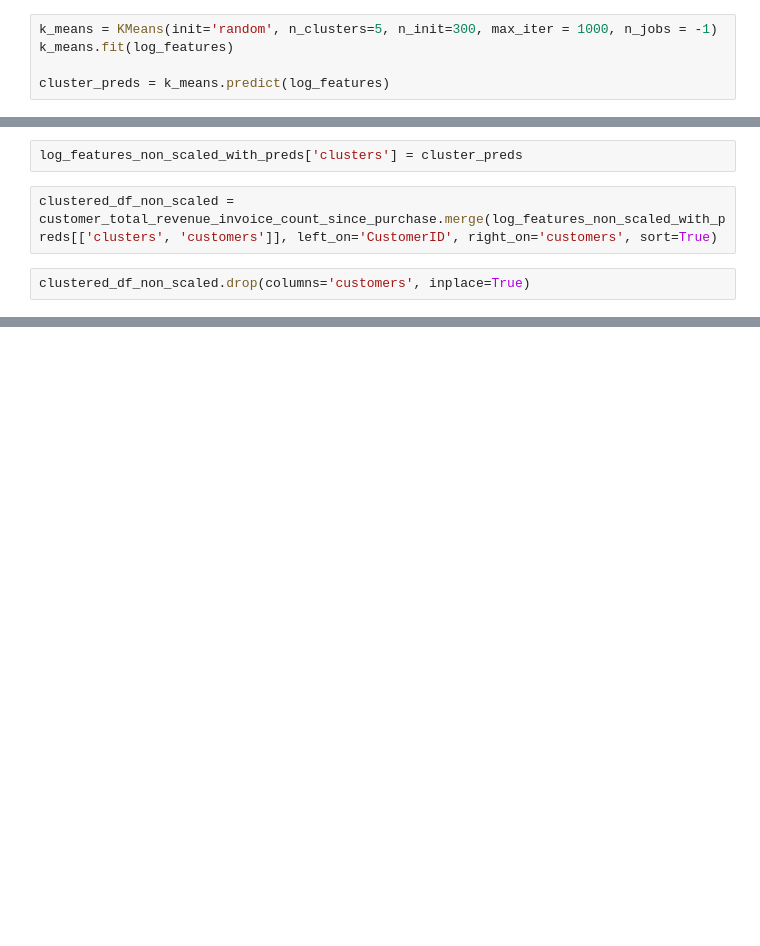
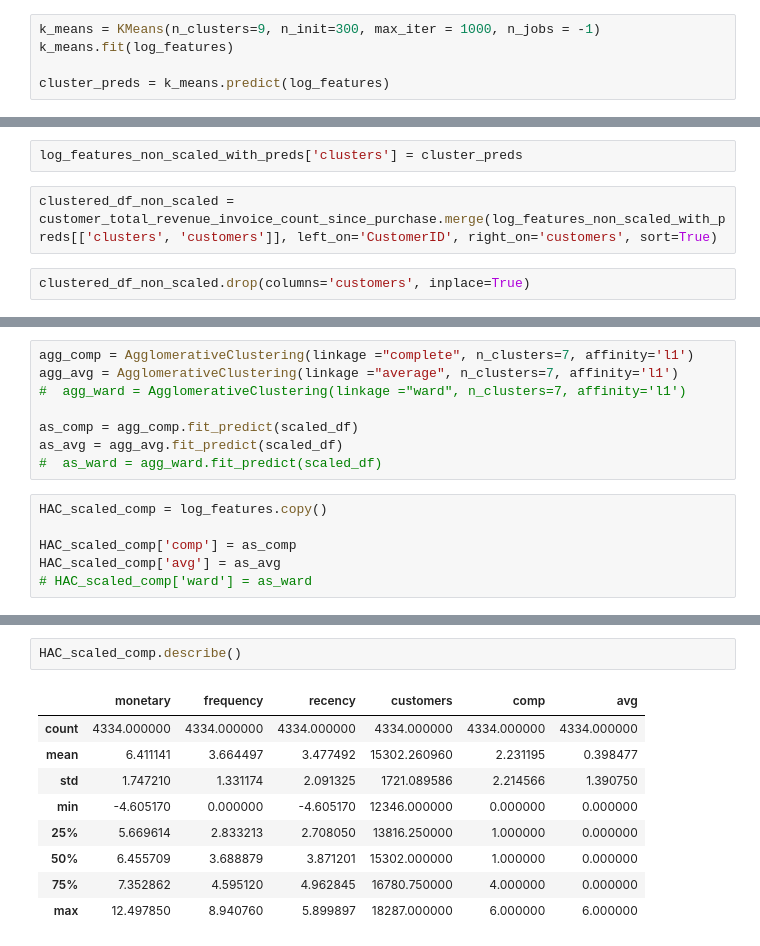
Before and after one commit to robblatt/Unsupervised-Market-Segmentation, a Jupyter notebook: One Complete Cycle.ipynb, the cells around one changed output, grey strips where cells are left out. Cells and saved outputs as stored; diff of their text form; blank space fills up the shorter version.

```diff
--- a/One Complete Cycle.ipynb
+++ b/One Complete Cycle.ipynb
@@ -178,7 +180,7 @@ clustered_df['recency'].count()
 # %% [markdown]
 # Unscaled
 # %%
-k_means = KMeans(init='random', n_clusters=5, n_init=300, max_iter = 1000, n_jobs = -1)
+k_means = KMeans(n_clusters=9, n_init=300, max_iter = 1000, n_jobs = -1)
 k_means.fit(log_features)
 
 cluster_preds = k_means.predict(log_features)
@@ -222,0 +230,14 @@ cluster 4 count percentage - 19.87
+# %%
+agg_comp = AgglomerativeClustering(linkage ="complete", n_clusters=7, affinity='l1')
+agg_avg = AgglomerativeClustering(linkage ="average", n_clusters=7, affinity='l1')
+#  agg_ward = AgglomerativeClustering(linkage ="ward", n_clusters=7, affinity='l1')
+
+as_comp = agg_comp.fit_predict(scaled_df)
+as_avg = agg_avg.fit_predict(scaled_df)
+#  as_ward = agg_ward.fit_predict(scaled_df)
+# %%
+HAC_scaled_comp = log_features.copy()
+
+HAC_scaled_comp['comp'] = as_comp
+HAC_scaled_comp['avg'] = as_avg
+# HAC_scaled_comp['ward'] = as_ward
@@ -222,0 +337,12 @@ cluster 4 count percentage - 19.87
+# %%
+HAC_scaled_comp.describe()
+# %% [output]
+|  | monetary | frequency | recency | customers | comp | avg |
+| count | 4334.000000 | 4334.000000 | 4334.000000 | 4334.000000 | 4334.000000 | 4334.000000 |
+| mean | 6.411141 | 3.664497 | 3.477492 | 15302.260960 | 2.231195 | 0.398477 |
+| std | 1.747210 | 1.331174 | 2.091325 | 1721.089586 | 2.214566 | 1.390750 |
+| min | -4.605170 | 0.000000 | -4.605170 | 12346.000000 | 0.000000 | 0.000000 |
+| 25% | 5.669614 | 2.833213 | 2.708050 | 13816.250000 | 1.000000 | 0.000000 |
+| 50% | 6.455709 | 3.688879 | 3.871201 | 15302.000000 | 1.000000 | 0.000000 |
+| 75% | 7.352862 | 4.595120 | 4.962845 | 16780.750000 | 4.000000 | 0.000000 |
+| max | 12.497850 | 8.940760 | 5.899897 | 18287.000000 | 6.000000 | 6.000000 |
```
Also changed, not shown: parts of 14 cells of this notebook.
